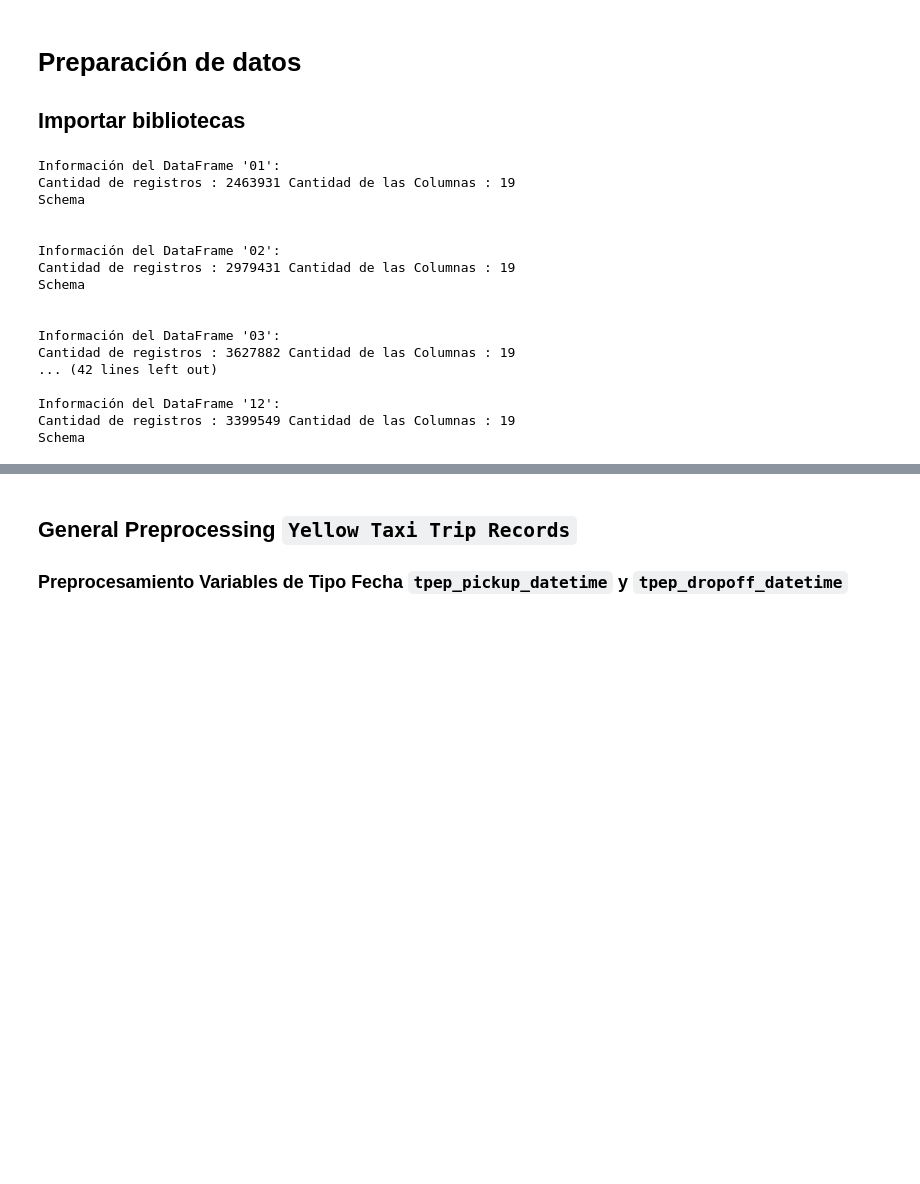
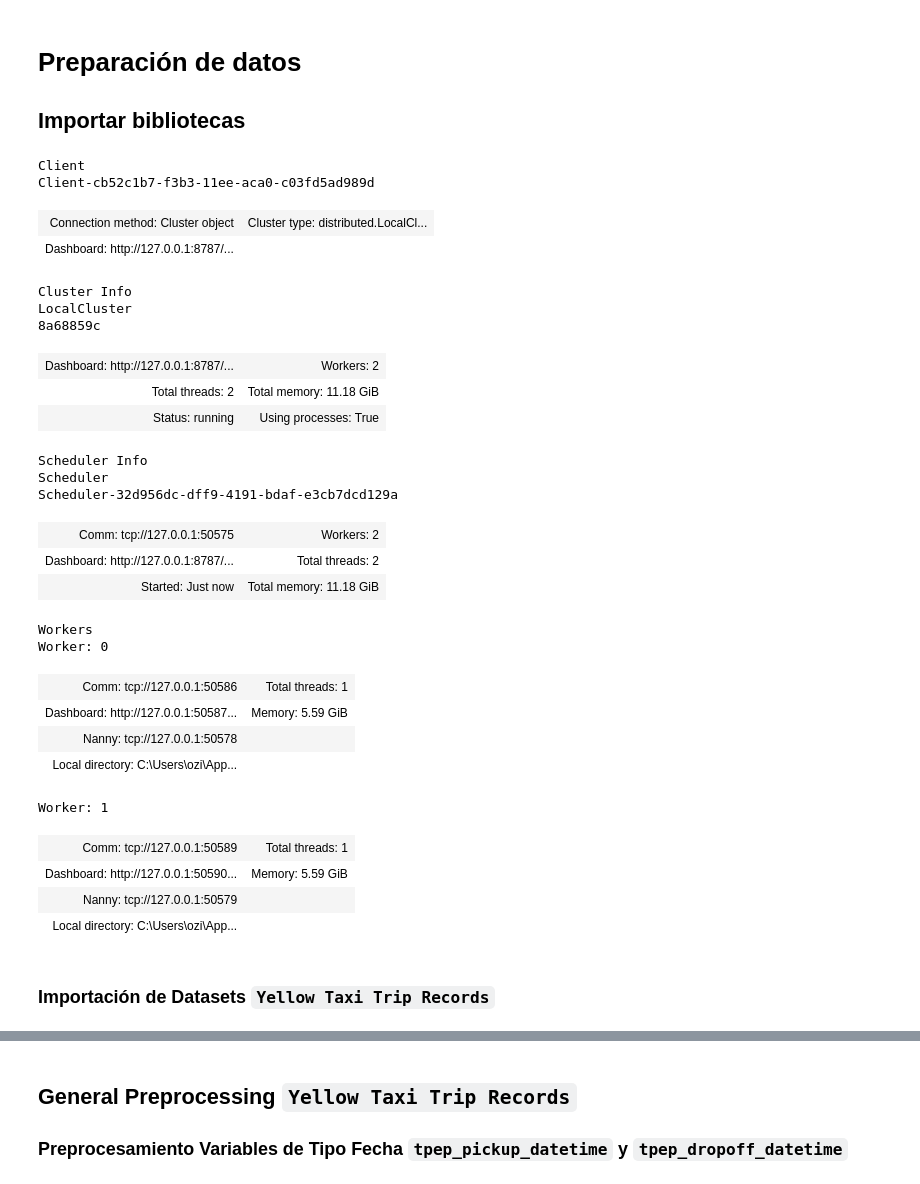
Before and after one commit to clblommberg/MVP_ML_TransporteNY, a Jupyter notebook: notebooks/03_ETL.ipynb, the cells around one changed output, grey strips where cells are left out. Saved outputs shown, nothing was run; the diff lists cells and outputs as text; code cells hidden in the pictures; blank space fills up the shorter version.

```diff
--- a/notebooks/03_ETL.ipynb
+++ b/notebooks/03_ETL.ipynb
@@ -14,0 +22,33 @@ import pyarrow.parquet as pq
+# %%
+# Configurar el clúster de Dask
+cluster = LocalCluster(n_workers=2, threads_per_worker=1, memory_limit='6GB')
+client = Client(cluster)
+client
+# %% [output]
+Client
+Client-cb52c1b7-f3b3-11ee-aca0-c03fd5ad989d
+| Connection method: Cluster object | Cluster type: distributed.LocalCl... |
+| Dashboard: http://127.0.0.1:8787/... |  |
+Cluster Info
+LocalCluster
+8a68859c
+| Dashboard: http://127.0.0.1:8787/... | Workers: 2 |
+| Total threads: 2 | Total memory: 11.18 GiB |
+| Status: running | Using processes: True |
+Scheduler Info
+Scheduler
+Scheduler-32d956dc-dff9-4191-bdaf-e3cb7dcd129a
+| Comm: tcp://127.0.0.1:50575 | Workers: 2 |
+| Dashboard: http://127.0.0.1:8787/... | Total threads: 2 |
+| Started: Just now | Total memory: 11.18 GiB |
+Workers
+Worker: 0
+| Comm: tcp://127.0.0.1:50586 | Total threads: 1 |
+| Dashboard: http://127.0.0.1:50587... | Memory: 5.59 GiB |
+| Nanny: tcp://127.0.0.1:50578 |  |
+| Local directory: C:\Users\ozi\App... |  |
+Worker: 1
+| Comm: tcp://127.0.0.1:50589 | Total threads: 1 |
+| Dashboard: http://127.0.0.1:50590... | Memory: 5.59 GiB |
+| Nanny: tcp://127.0.0.1:50579 |  |
+| Local directory: C:\Users\ozi\App... |  |
@@ -15 +58,3 @@ import pyarrow.parquet as pq
+# %% [markdown]
+### Importación de Datasets `Yellow Taxi Trip Records`
 # %%
@@ -45,26 +84,0 @@ for archivo in archivos_parquet:
-# %%
-# Iterar sobre el diccionario de dataframes
-for nombre, df in diccionario_dataframes.items():
-    print(f"Información del DataFrame '{nombre}':")
-    print("Cantidad de registros :", len(df), "Cantidad de las Columnas :", len(df.columns))
-    print("Schema")
-    #print(df.schema)
-    print("\n")
-# %% [output]
-Información del DataFrame '01':
-Cantidad de registros : 2463931 Cantidad de las Columnas : 19
-Schema
-
-
-Información del DataFrame '02':
-Cantidad de registros : 2979431 Cantidad de las Columnas : 19
-Schema
-
-
-Información del DataFrame '03':
-Cantidad de registros : 3627882 Cantidad de las Columnas : 19
-... (42 lines left out)
-
-Información del DataFrame '12':
-Cantidad de registros : 3399549 Cantidad de las Columnas : 19
-Schema
```
Also changed, not shown: parts of 67 cells of this notebook, 32 other files.
